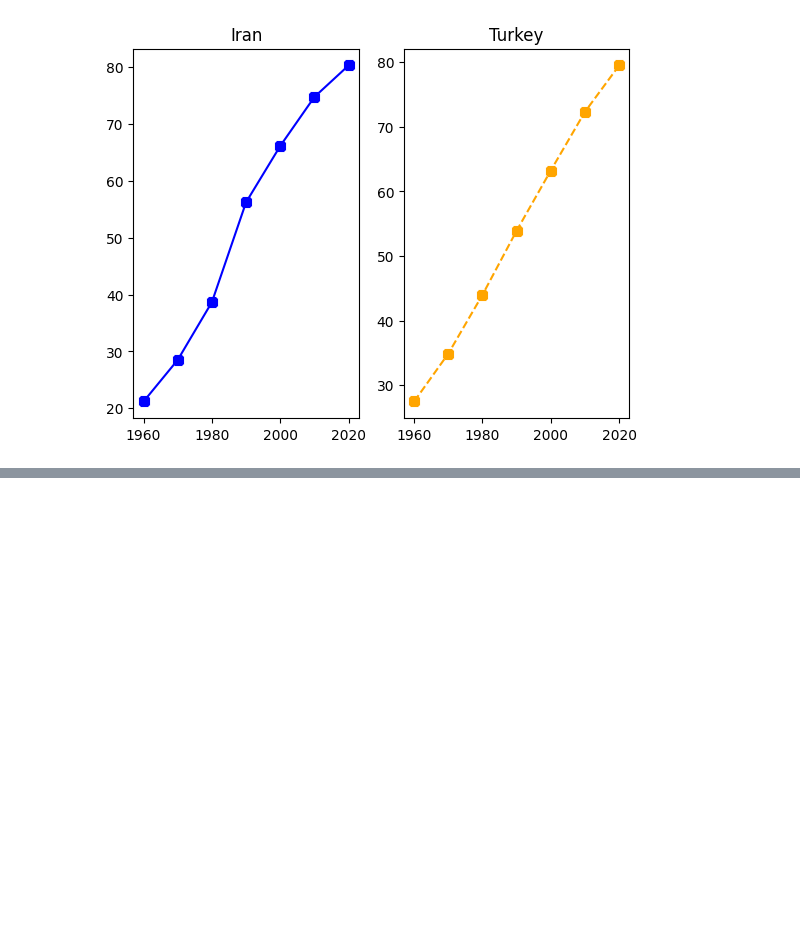
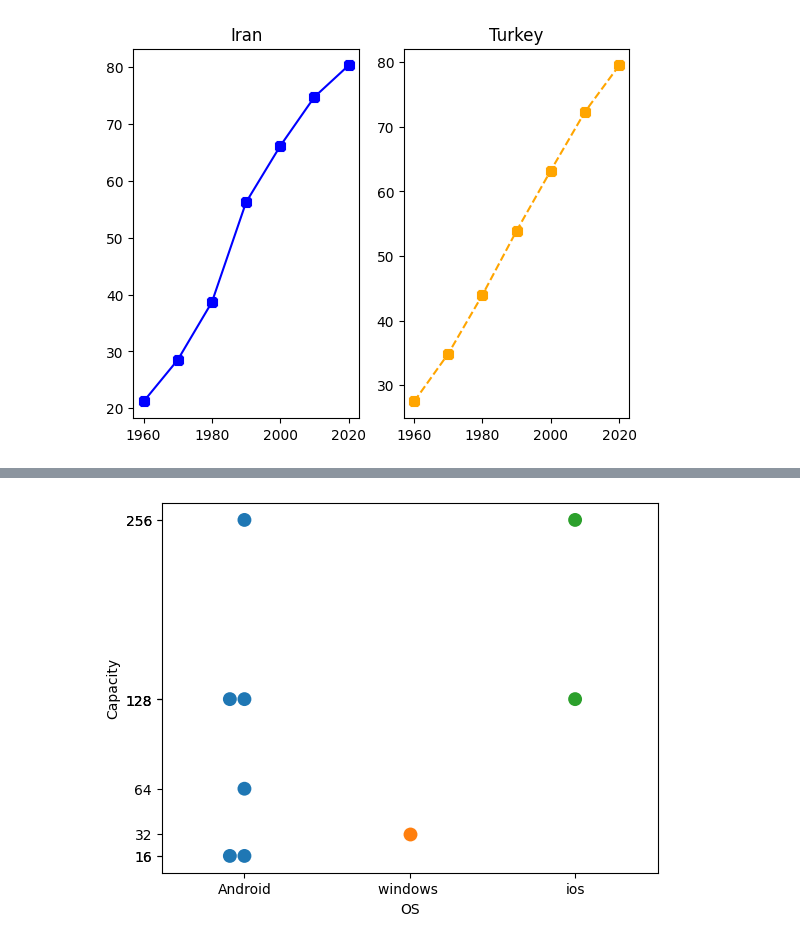
Before and after one commit to docroch/learning-data-science, a Jupyter notebook: data-understanding/data-visualization/plt-sns.ipynb, the cells around one changed output, grey strips where cells are left out. Cells and saved outputs as stored; diff of their text form; code cells hidden in the pictures; blank space fills up the shorter version.

```diff
--- a/data-understanding/data-visualization/plt-sns.ipynb
+++ b/data-understanding/data-visualization/plt-sns.ipynb
@@ -70,0 +93,6 @@ plt.show()
+# %%
+sns.swarmplot(x='OS', y='Capacity', data=df, size=10, hue='OS')
+plt.yticks(df['Capacity'])
+plt.show()
+# %% [output]
+[figure, added]
```
Also changed, not shown: parts of 6 cells of this notebook.
